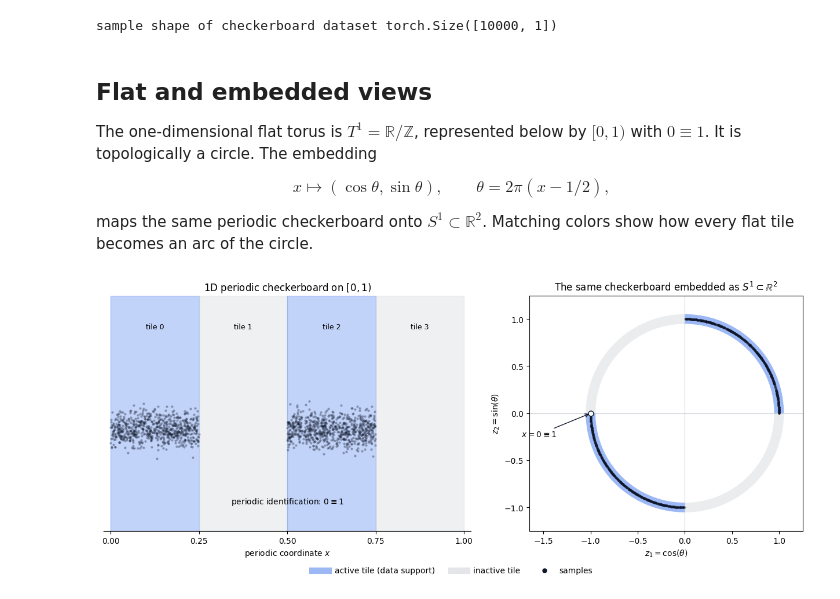
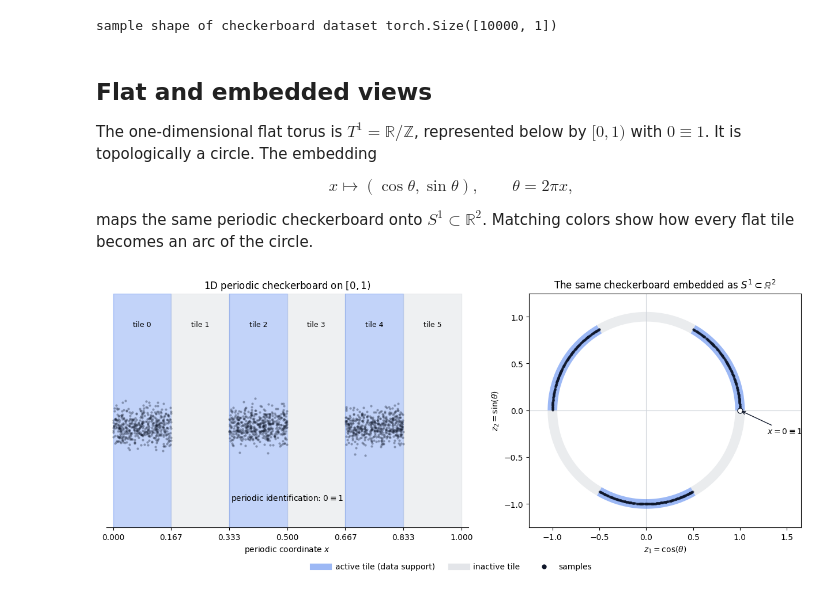
Before and after one commit to MateosCz/diffusion-playground, a Jupyter notebook: flat_torus_1d.ipynb, the cells around one changed output. Saved outputs shown, nothing was run; the diff lists cells and outputs as text; code cells hidden in the pictures.

```diff
--- a/flat_torus_1d.ipynb
+++ b/flat_torus_1d.ipynb
@@ -17,7 +17,7 @@ import src.plot as custom_plot
 # %% [markdown]
 Get samples from the 1D-Periodic checkerboard dataset
 # %%
-n_rows = 4
+n_rows = 6
 batch_size = 10000
 dim = 1
 
@@ -35,7 +35,7 @@ sample shape of checkerboard dataset torch.Size([10000, 1])
 
 The one-dimensional flat torus is $T^1 = \mathbb{R}/\mathbb{Z}$, represented below by $[0,1)$ with $0 \equiv 1$. It is topologically a circle. The embedding
 
-$$x \mapsto (\cos\theta, \sin\theta), \qquad \theta = 2\pi(x-1/2),$$
+$$x \mapsto (\cos\theta, \sin\theta), \qquad \theta = 2\pi x,$$
 
 maps the same periodic checkerboard onto $S^1 \subset \mathbb{R}^2$. Matching colors show how every flat tile becomes an arc of the circle.
 # %%
@@ -80,46 +80,46 @@ ax_flat.set_xticks(tile_edges)
 ax_flat.set_yticks([])
 ax_flat.spines[["left", "right", "top"]].set_visible(False)
 
-# S^1 embedding: theta = 2*pi*(x - 1/2), then x -> (cos(theta), sin(theta)).
+# S^1 embedding used by FlatTorus01.to_ambient(): theta = 2*pi*x.
 for tile, (left, right) in enumerate(zip(tile_edges[:-1], tile_edges[1:])):
     theta_tile = np.linspace(
-        2 * np.pi * (left - 0.5),
-        2 * np.pi * (right - 0.5),
+        2 * np.pi * left,
+        2 * np.pi * right,
         200,
     )
     is_active = tile % 2 == 0
     ax_circle.plot(
         np.cos(theta_tile), np.sin(theta_tile),
         color=active_color if is_active else inactive_color,
         linewidth=12, alpha=0.45, solid_capstyle="butt", zorder=1,
     )
 
-theta_samples = 2 * np.pi * (shown - 0.5)
+theta_samples = 2 * np.pi * shown
 ax_circle.scatter(
     np.cos(theta_samples), np.sin(theta_samples),
     s=9, color=sample_color, alpha=0.35, linewidths=0, zorder=2,
 )
-ax_circle.scatter([-1], [0], s=42, facecolor="white", edgecolor=sample_color, zorder=3)
+ax_circle.scatter([1], [0], s=42, facecolor="white", edgecolor=sample_color, zorder=3)
 ax_circle.annotate(
-    r"$x=0 \equiv 1$", xy=(-1, 0), xytext=(-1.55, -0.25),
+    r"$x=0 \equiv 1$", xy=(1, 0), xytext=(1.48, -0.25),
     arrowprops={"arrowstyle": "->", "color": sample_color},
     ha="center",
 )
 ax_circle.axhline(0, color=inactive_color, linewidth=0.8, zorder=0)
 ax_circle.axvline(0, color=inactive_color, linewidth=0.8, zorder=0)
 ax_circle.set(
-    aspect="equal", xlim=(-1.65, 1.25), ylim=(-1.25, 1.25),
+    aspect="equal", xlim=(-1.25, 1.65), ylim=(-1.25, 1.25),
     xlabel=r"$z_1=\cos(\theta)$", ylabel=r"$z_2=\sin(\theta)$",
     title=r"The same checkerboard embedded as $S^1 \subset \mathbb{R}^2$",
 )
 
 from matplotlib.lines import Line2D
 legend_handles = [
     Line2D([0], [0], color=active_color, lw=8, alpha=0.45, label="active tile (data support)"),
     Line2D([0], [0], color=inactive_color, lw=8, alpha=0.6, label="inactive tile"),
     Line2D([0], [0], marker="o", linestyle="none", color=sample_color, markersize=5, label="samples"),
 ]
 fig.legend(handles=legend_handles, loc="outside lower center", ncol=3, frameon=False)
 plt.show()
 # %% [output]
-[figure, old version]
+[figure, new version]
```
Also changed, not shown: parts of 10 cells of this notebook, 17 other files.
